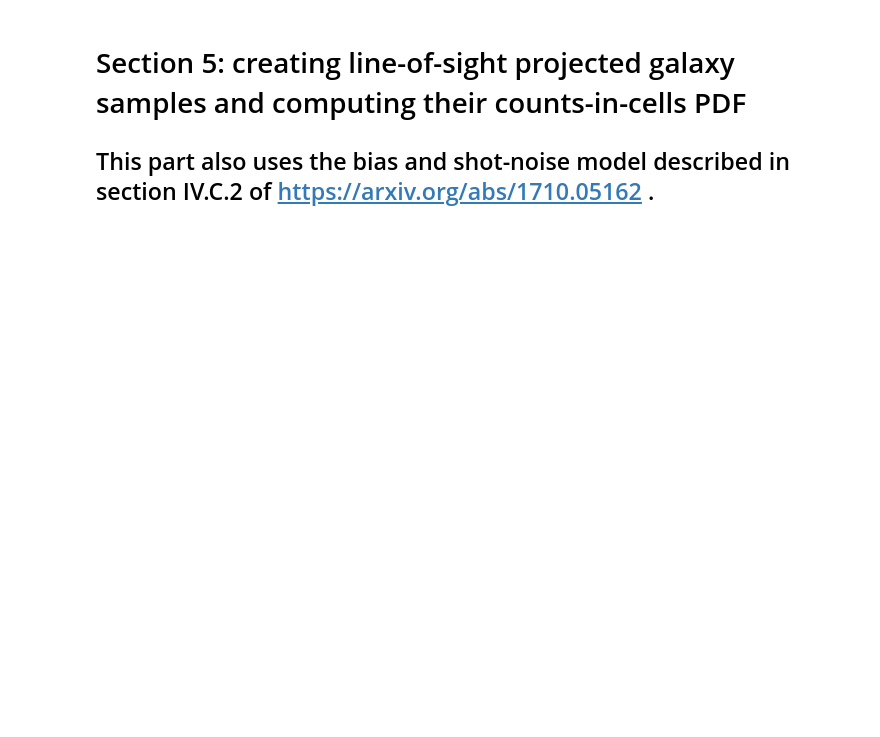
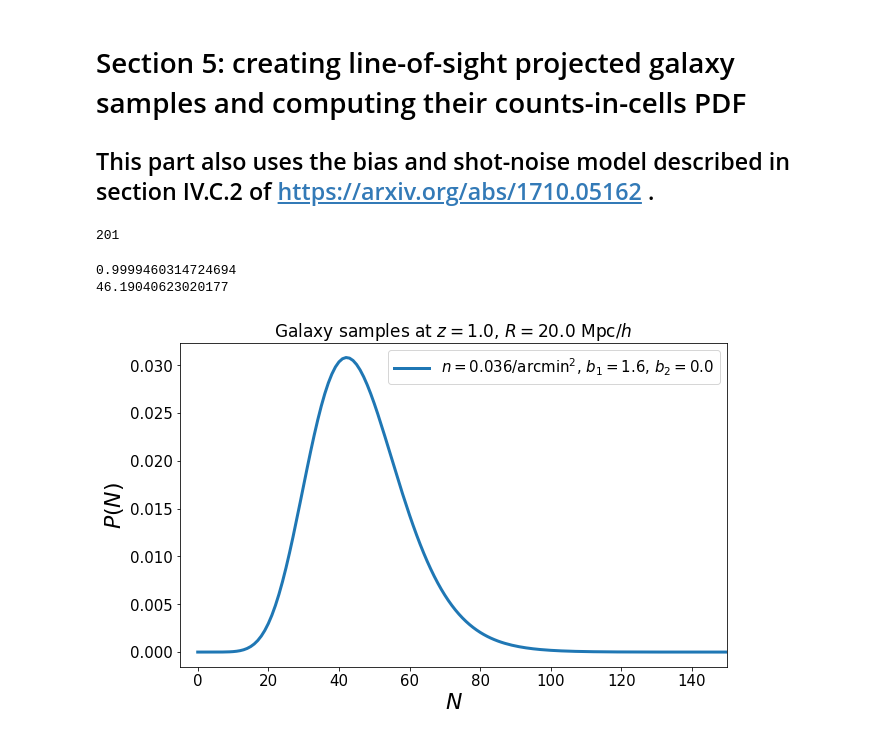
Before and after one commit to OliverFHD/CosMomentum, a Jupyter notebook: compute_PDF_and_CGF.ipynb, the cells around one changed output. Cells and saved outputs as stored; diff of their text form; code cells hidden in the pictures; blank space fills up the shorter version.

```diff
--- a/compute_PDF_and_CGF.ipynb
+++ b/compute_PDF_and_CGF.ipynb
@@ -518,11 +602,11 @@ add_projected_galaxy_sample(0, n_of_z_file, density_sample_1, b1_sample_1, b2_sa
 
 theta = 20.0
 N_max = return_N_max_projected(0, theta, 1.0)
-print N_max
+print(N_max)
 
 return_CiC_PDF_projected = lib.return_CiC_PDF_projected
 #           return_CiC_PDF_projected(                       double* P_of_N, double R_in_Mpc_over_h,     double f_NL, double var_NL_rescale, int index_of_galaxy_sample)
-return_CiC_PDF_projected.argtypes = [ctypes.POINTER(ctypes.c_double*N_max),        ctypes.c_double, ctypes.c_double,       ctypes.c_double,               ctypes.c_int]
+return_CiC_PDF_projected.argtypes = [ctypes.POINTER(ctypes.c_double*(N_max+1)),        ctypes.c_double, ctypes.c_double,       ctypes.c_double,               ctypes.c_int]
 return_CiC_PDF_projected.restype = None
 
 ## This function returns the count-in-cells PDF of a 3D galaxy field
@@ -532,26 +616,30 @@ return_CiC_PDF_projected.restype = None
 # - non-linear variance being var_NL_rescale*halofit (Takahashi et al. 2012, Smith et al. 2003)
 # - for galaxy sample index_of_galaxy_sample (= 0 if you have only created one galaxy sample)
 def CiC_projected(theta, f_NL, var_NL_rescale, index_of_galaxy_sample):
-    P_of_N_values        = (ctypes.c_double*N_max)()
-    x = np.array(P_of_N_values)
-    print x.shape
+    P_of_N_values        = (ctypes.c_double*(N_max+1))()
     return_CiC_PDF_projected(ctypes.byref(P_of_N_values), theta, f_NL, var_NL_rescale, index_of_galaxy_sample)
     return np.array(P_of_N_values)
+# %% [output]
+201
 # %%
 P_of_N_values_projected = CiC_projected(theta, 0.0, 1.0, 0)
 # %%
 # plotting CiC PDF for each sample
 plt.figure(figsize=(10,6))
-plt.plot(range(0,N_max), P_of_N_values_projected, label="$n=$"+str(int(1000.0*density_sample_1)/1000.0)+"/arcmin${}^2$, $b_1=$"+str(b1_sample_1)+", $b_2=$"+str(b2_sample_1), linestyle="solid", linewidth=3)
+plt.plot(range(0,N_max+1), P_of_N_values_projected, label="$n=$"+str(int(1000.0*density_sample_1)/1000.0)+"/arcmin${}^2$, $b_1=$"+str(b1_sample_1)+", $b_2=$"+str(b2_sample_1), linestyle="solid", linewidth=3)
 plt.xlim(-5,150)
 plt.xticks(fontsize=15)
 plt.yticks(fontsize=15)
 plt.xlabel(r'$N$', size = 22)
 plt.ylabel(r'$P(N)$', size = 22)
 plt.legend(fontsize=15, handlelength=2.35)
 plt.title('Galaxy samples at $z=$'+str(z)+', $R=$'+str(R)+' Mpc$/h$', size = 17)
 plt.subplots_adjust(left=0.19, bottom=0.12, right=0.95, top=0.87)
 
 # check normalisation of the CiC PDFs
-print np.sum(P_of_N_values_projected)
-print np.sum(P_of_N_values_projected*range(0,len(P_of_N_values_projected)))
+print(np.sum(P_of_N_values_projected))
+print(np.sum(P_of_N_values_projected*range(0,len(P_of_N_values_projected))))
+# %% [output]
+0.9999460314724694
+46.19040623020177
+[figure, added]
```
Also changed, not shown: parts of 6 cells of this notebook.
